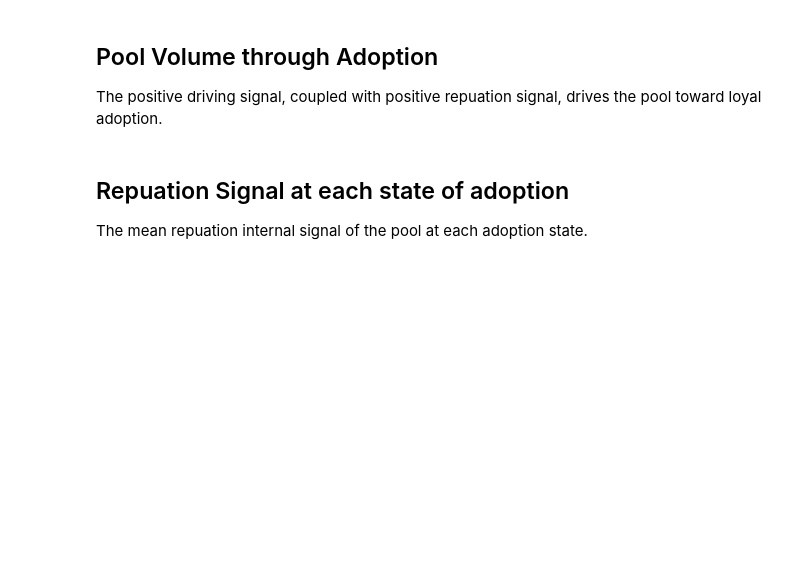
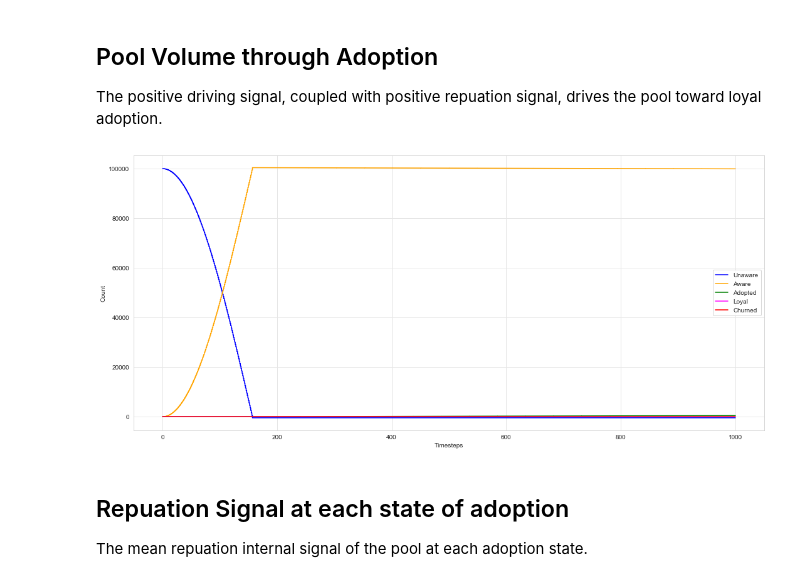
Before and after one commit to matttyb80/adoption_funnel, a Jupyter notebook: adoption_funnel_cadcad415.ipynb, the cells around one changed output. Saved outputs shown, nothing was run; the diff lists cells and outputs as text; code cells hidden in the pictures; blank space fills up the shorter version.

```diff
--- a/adoption_funnel_cadcad415.ipynb
+++ b/adoption_funnel_cadcad415.ipynb
@@ -172,56 +225,59 @@ plt.close()
 ## Pool Volume through Adoption
 The positive driving signal, coupled with positive repuation signal, drives the pool toward loyal adoption.
 # %%
-experiments = experiments.sort_values(by =['SOURCE_POOL']).reset_index(drop=True)
+# experiments = experiments.sort_values(by =['SOURCE_POOL']).reset_index(drop=True)
 
 cols = 1
 rows = 1
 cc_idx = 0
+df = experiments.copy()
 
-while cc_idx<len(experiments):
-    cc = experiments.iloc[cc_idx]['SOURCE_POOL']
-    cc_label = experiments.iloc[cc_idx]['SOURCE_POOL']
-#     secondary_label = experiments.iloc[cc_idx]['route_allocation']
-    sub_experiments = experiments[experiments['SOURCE_POOL']==cc]
-    cc_idx += len(sub_experiments)
-    fig, axs = plt.subplots(ncols=cols, nrows=rows, figsize=(15*cols,7*rows))
-    sub_experiments.reset_index(drop=False)
-    for i, experiment in sub_experiments.iterrows():
-        df = experiment['dataset'].copy()
+# while cc_idx<len(experiments):
+#     cc = experiments.iloc[cc_idx]['SOURCE_POOL']
+#     cc_label = experiments.iloc[cc_idx]['SOURCE_POOL']
+# #     secondary_label = experiments.iloc[cc_idx]['route_allocation']
+#     sub_experiments = experiments[experiments['SOURCE_POOL']==cc]
+#     cc_idx += len(sub_experiments)
+fig, ax = plt.subplots(ncols=cols, nrows=rows, figsize=(15*cols,7*rows))
+#     sub_experiments.reset_index(drop=False)
+#     for i, experiment in sub_experiments.iterrows():
+#         df = experiment['dataset'].copy()
 
-        df['unaware'] = df.pool.apply(lambda x: np.array(x.state['unaware']['pool']))
-        df['aware'] = df.pool.apply(lambda x: np.array(x.state['aware']['pool']))
-        df['adopted'] = df.pool.apply(lambda x: np.array(x.state['adopted']['pool']))
-        df['loyal'] = df.pool.apply(lambda x: np.array(x.state['loyal']['pool']))
-        df['churned'] = df.pool.apply(lambda x: np.array(x.state['churned']['pool']))
+df['unaware'] = df.pool.apply(lambda x: np.array(x.state['unaware']['pool']))
+df['aware'] = df.pool.apply(lambda x: np.array(x.state['aware']['pool']))
+df['adopted'] = df.pool.apply(lambda x: np.array(x.state['adopted']['pool']))
+df['loyal'] = df.pool.apply(lambda x: np.array(x.state['loyal']['pool']))
+df['churned'] = df.pool.apply(lambda x: np.array(x.state['churned']['pool']))
 
 
 
-        plot_label = experiment['SOURCE_POOL']
-        ax = axs
-        title = 'Members by Pool' + '\n' + 'Scenario: ' + str(cc_label)  + ' SOURCE_POOL'
-        ax.set_title(title)
-        ax.set_ylabel('Count')
-        colors = ['b','orange', 'g', 'magenta', 'r']
+#         plot_label = experiment['SOURCE_POOL']
+#         ax = axs
+#         title = 'Members by Pool' + '\n' + 'Scenario: ' + str(cc_label)  + ' SOURCE_POOL'
+#         ax.set_title(title)
+ax.set_ylabel('Count')
+colors = ['b','orange', 'g', 'magenta', 'r']
 
-        ax.plot(df.timestep, df['unaware'],color = colors[0], label='Unaware')
-        ax.plot(df.timestep, df['aware'],color = colors[1], label='Aware')
-        ax.plot(df.timestep, df['adopted'],color = colors[2], label='Adopted')
-        ax.plot(df.timestep, df['loyal'],color = colors[3], label='Loyal')
-        ax.plot(df.timestep, df['churned'],color = colors[4], label='Churned')
+ax.plot(df.timestep, df['unaware'],color = colors[0], label='Unaware')
+ax.plot(df.timestep, df['aware'],color = colors[1], label='Aware')
+ax.plot(df.timestep, df['adopted'],color = colors[2], label='Adopted')
+ax.plot(df.timestep, df['loyal'],color = colors[3], label='Loyal')
+ax.plot(df.timestep, df['churned'],color = colors[4], label='Churned')
 
 
-        ax.legend()
+ax.legend()
 
-        ax.set_xlabel('Timesteps')
-        ax.grid(color='0.9', linestyle='-', linewidth=1)
+ax.set_xlabel('Timesteps')
+ax.grid(color='0.9', linestyle='-', linewidth=1)
 
-        plt.tight_layout()
+plt.tight_layout()
 
 fig.tight_layout(rect=[0, 0, 1, .97])
 fig.patch.set_alpha(1)
 display(fig)
 plt.close()
+# %% [output]
+[figure, added]
 # %% [markdown]
 ## Repuation Signal at each state of adoption
 The mean repuation internal signal of the pool at each adoption state.
```
Also changed, not shown: parts of 14 cells of this notebook, 1 other file.
